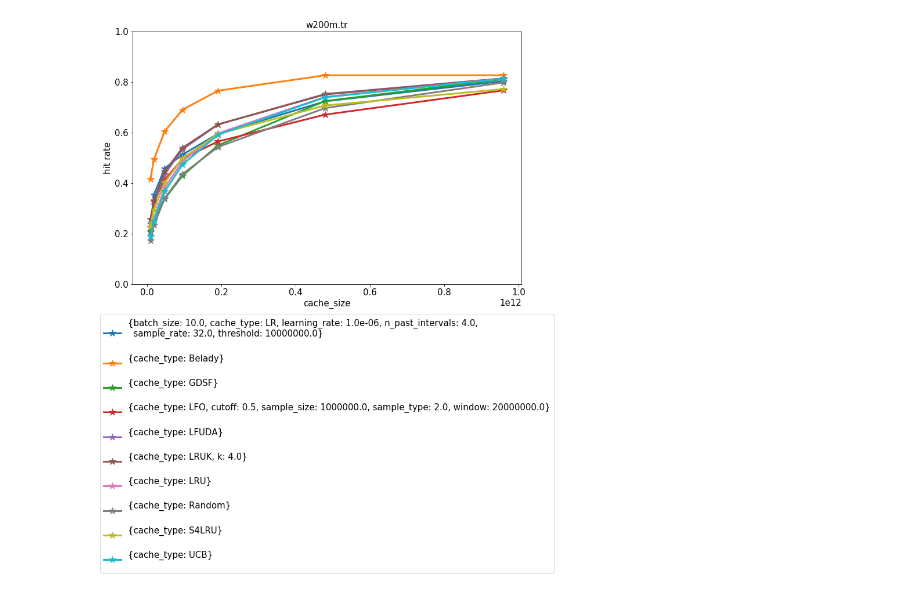
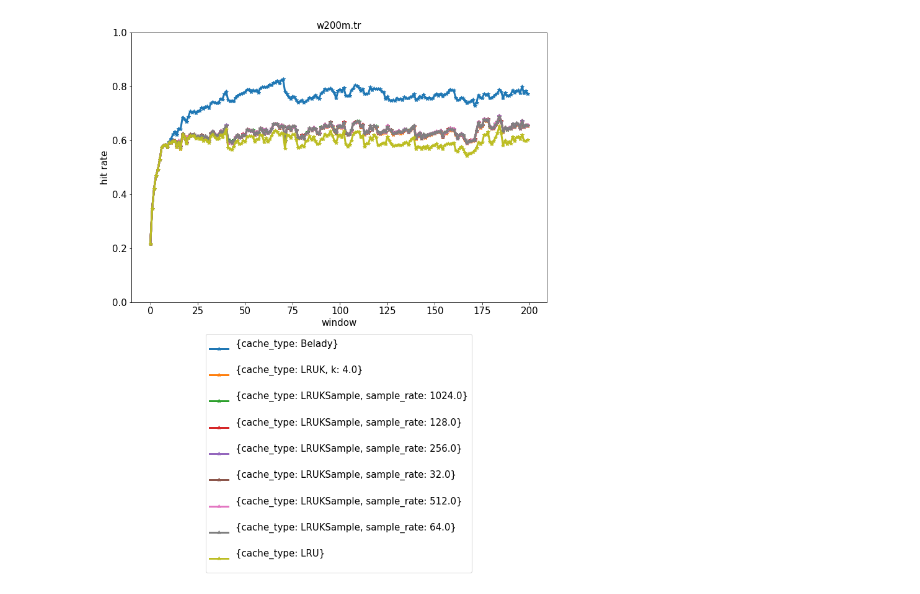
Before and after one commit to dasebe/webcachesim, a Jupyter notebook: notebook/evaluation-wiki.ipynb, the cells around one changed output. Saved outputs shown, nothing was run; the diff lists cells and outputs as text; code cells hidden in the pictures.

Commit message:
refactor: get data via database

```diff
--- a/notebook/evaluation-wiki.ipynb
+++ b/notebook/evaluation-wiki.ipynb
@@ -19,5 +19,3 @@ plt.rc('ytick', labelsize=FONT_SIZE)    # fontsize of the tick labels
 plt.rc('legend', fontsize=FONT_SIZE)    # legend fontsize
 plt.rc('figure', titlesize=FONT_SIZE)  # fontsize of the figure title
 matplotlib.rc('lines', linewidth=3)
-# %%
-log_dir = '/data/zhenyus/webcachesim/log'
@@ -122,33 +376,31 @@ df1[['byte_hit_rate', 'cache_size', 'cache_type']].pivot(index='cache_type', col
+# %%
+trace = 'w200m.tr'
+
+df = load_reports(log_dir)
+filter_idx = (
+    (df.trace_file == trace)
+    & (df.uni_size == 0)
+    & (df.n_warmup == 20000000)
+    & (df.cache_size == 192000000000)
+    & (~ pd.isna(df.segment_byte_hit_rate))
+#     & (~ ((df.cache_type == "LR") & ((pd.isna(df.version)) | (df.version == "fix") ) ))
+    & (~ ((df.cache_type == "LR")))
+
+)
+
+df1 = df[filter_idx].copy()
+df1['label'] = df1.apply(lambda x: to_label(x), axis='columns')
 # %%
-trace = 'w200m.tr'
-
-df = load_reports(log_dir)
-filter_idx = (
-    (df.trace_file == trace)
-    & (df.uni_size == 0)
-    & ((df.cache_type != "LFO") | (df.sample_size == 1000000))
-    & (df.n_warmup == 20000000)
-#     & (df.n_warmup == 100000)
-#     & (df.if_uni_size == False)
-#     & (df.cache_capacity <= 30000)
-#     & (
-#         (df.algorithm.isin(['SLRU', 'Belady', 'Random', 'LRU', 'BeladyLR']))
-#         | (df.algorithm.isin(['FIFOLR', 'LRULR', 'GDSFLR', 'LFULR']))
-#         | ((df.algorithm == 'LR') & (df.sample_rate == 32))
-#         | ((df.algorithm == 'SLRULR') & (df.sample_rate == 32))
-#     )
-)
-
-df1 = df[filter_idx].copy()
-df1['label'] = df1.apply(lambda x: to_label(x), axis='columns')
 fig, ax = plt.subplots(figsize=(12, 8))
 for k, grp in df1.groupby(['label']):
-    grp = grp.sort_values(by=['cache_size'])
-    ax = grp.plot(ax=ax, kind='line', x='cache_size', y='byte_hit_rate', label=k, marker='*', markersize=12)
+    value = yaml.load(grp.segment_byte_hit_rate.values[0])
+    plt.plot(value, label=k, marker='*')
+#     ax = grp.plot(ax=ax, kind='line', x='cache_size', y='byte_hit_rate', label=k, marker='*', markersize=12)
 plt.legend(loc=9, bbox_to_anchor=(0.5, -0.1))
+plt.xlabel('window')
 plt.ylabel('hit rate')
 plt.title(trace)
 plt.ylim([0, 1.])
 plt.show()
 # %% [output]
-[figure, old version]
+[figure, new version]
```
Also changed, not shown: parts of 23 cells of this notebook, 7 other files.
